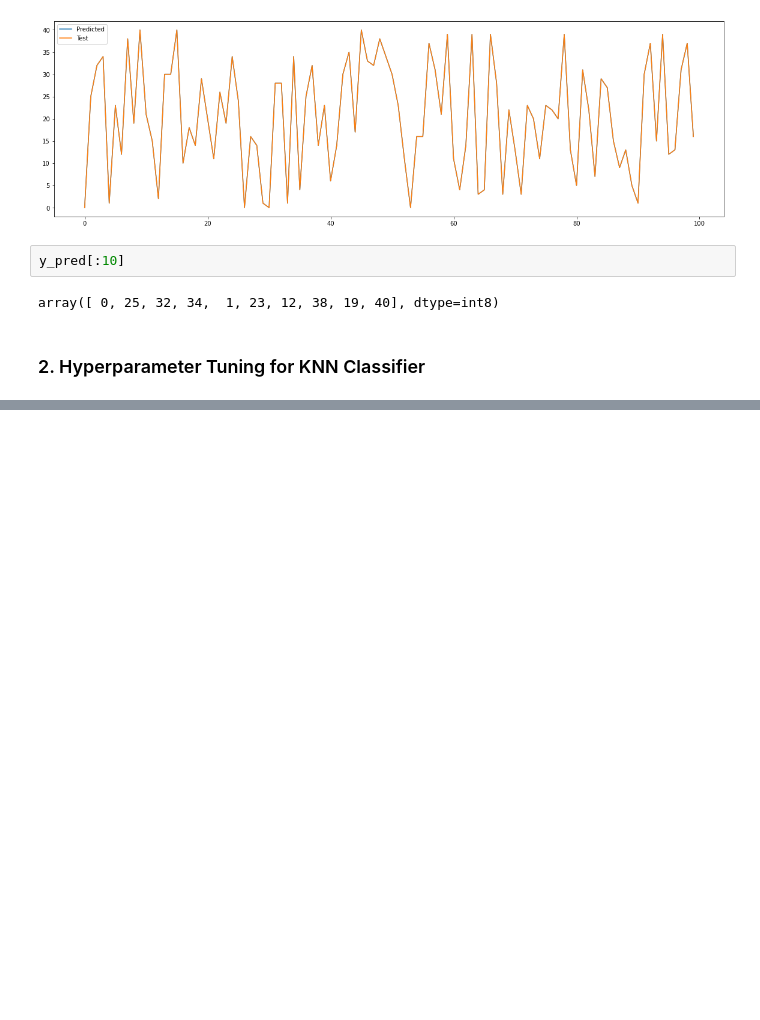
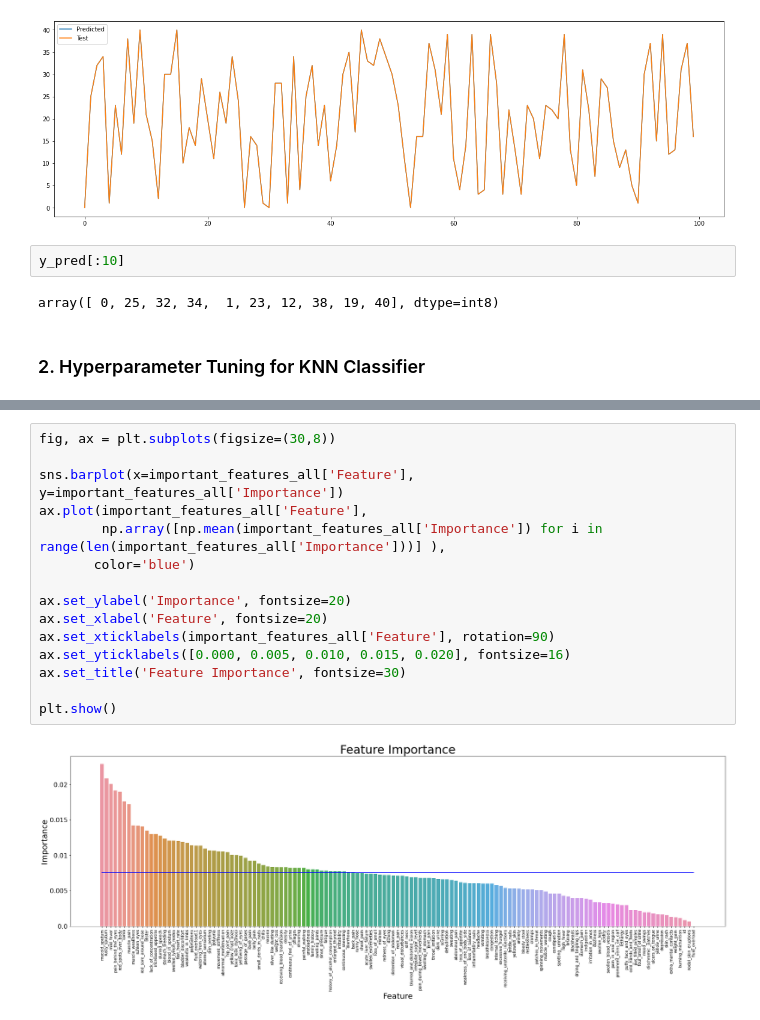
Before and after one commit to dinesh-gitrepo/UCDPA_DineshGangwar, a Jupyter notebook: ML_Model_for_Disease_Prediction.ipynb, the cells around one changed output, grey strips where cells are left out. Saved outputs shown, nothing was run; the diff lists cells and outputs as text; blank space fills up the shorter version.

```diff
--- a/ML_Model_for_Disease_Prediction.ipynb
+++ b/ML_Model_for_Disease_Prediction.ipynb
@@ -470,0 +481,17 @@ pd.concat([pd.Series(X_train.columns[rf_model.feature_importances_ >= 0.011]),
+# %%
+fig, ax = plt.subplots(figsize=(30,8))
+
+sns.barplot(x=important_features_all['Feature'], y=important_features_all['Importance'])
+ax.plot(important_features_all['Feature'],
+        np.array([np.mean(important_features_all['Importance']) for i in range(len(important_features_all['Importance']))] ),
+       color='blue')
+
+ax.set_ylabel('Importance', fontsize=20)
+ax.set_xlabel('Feature', fontsize=20)
+ax.set_xticklabels(important_features_all['Feature'], rotation=90)
+ax.set_yticklabels([0.000, 0.005, 0.010, 0.015, 0.020], fontsize=16)
+ax.set_title('Feature Importance', fontsize=30)
+
+plt.show()
+# %% [output]
+[figure, added]
```
Also changed, not shown: parts of 30 cells of this notebook.
